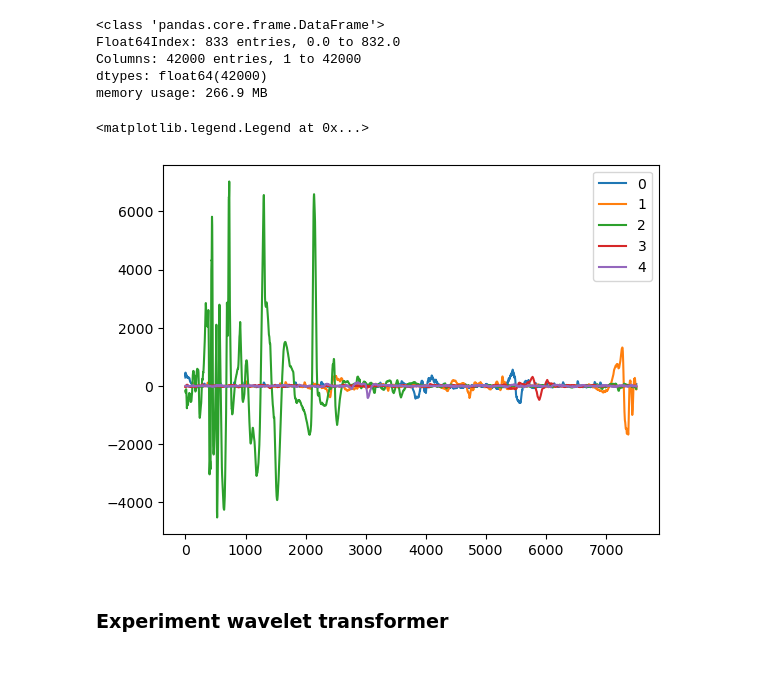
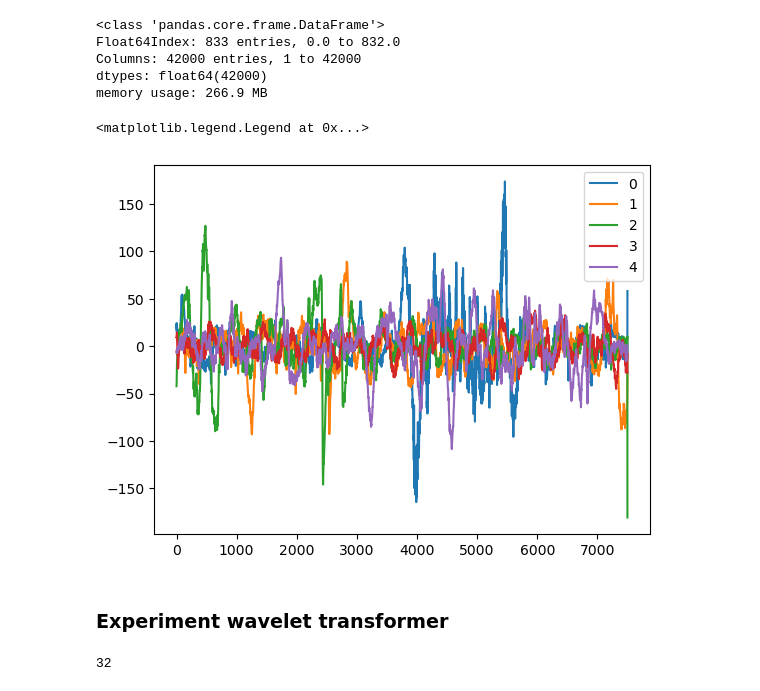
Before and after one commit to MehdiEK/DreemSleepStaging, a Jupyter notebook: preprocessing/test.ipynb, the cells around one changed output. Saved outputs shown, nothing was run; the diff lists cells and outputs as text; code cells hidden in the pictures.

```diff
--- a/preprocessing/test.ipynb
+++ b/preprocessing/test.ipynb
@@ -33,15 +33,15 @@ category = {
     "Z_axis": (40501, 42001, 50)
 }
 # %%
-min_, max_, sampling_rate = category["First_EEG"]
+min_, max_, sampling_rate = category["Third_EEG"]
 
 for i in range(5):
     plt.plot(list(df.iloc[i, min_:max_]), label=i)
 
 plt.legend()
 # %% [output]
 <matplotlib.legend.Legend at 0x...>
-[figure, old version]
+[figure, new version]
 # %% [markdown]
 ### Experiment wavelet transformer
 # %%
@@ -49,4 +49,8 @@ scales = np.logspace(1, 7, base=2)
 
 transformer = WaveletTransformer(sampling_rate=sampling_rate,
                                  scales=scales)
+# %%
+2**5
+# %% [output]
+32
 # %%
```
Also changed, not shown: parts of 3 cells of this notebook.
